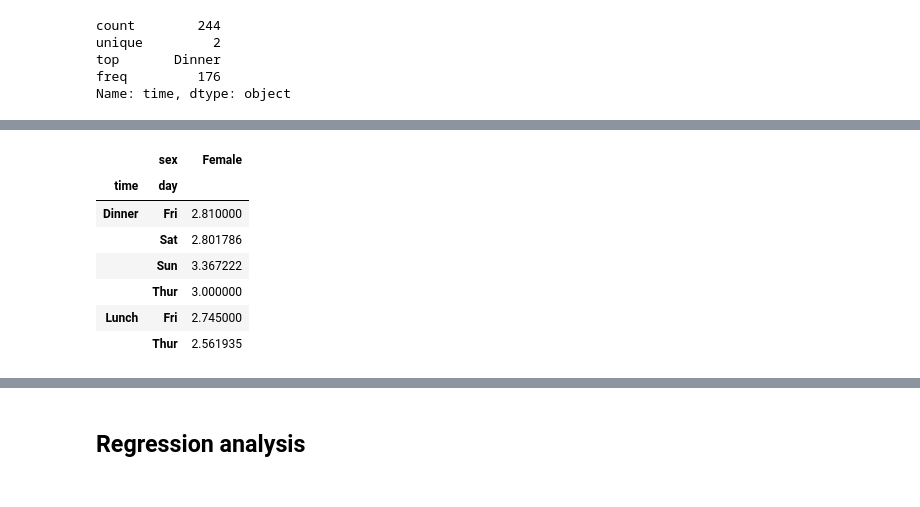
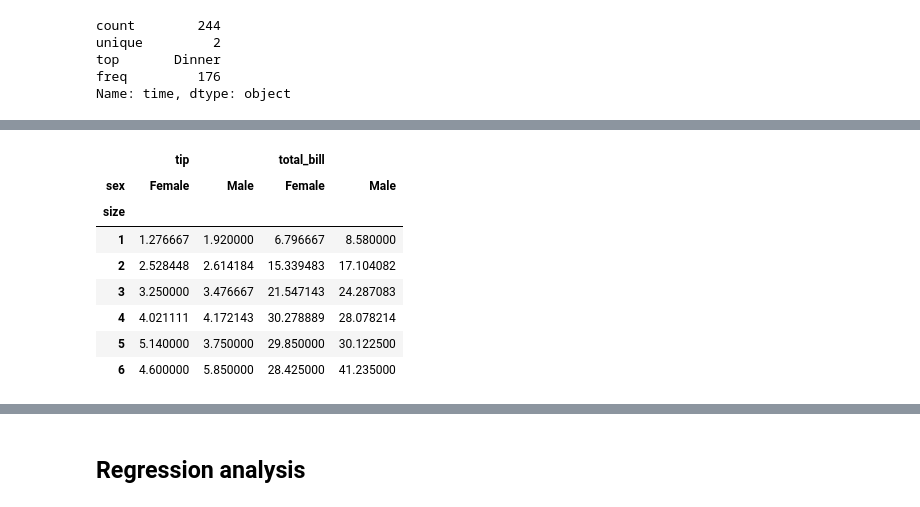
Before and after one commit to Crkonova76/Fundamentals-of-Data-Analysis_Assessment-2019, a Jupyter notebook: Tips_dataset.ipynb, the cells around one changed output, grey strips where cells are left out. Drawn from its saved outputs; the diff is of its cells as text; code cells hidden in the pictures.

```diff
--- a/Tips_dataset.ipynb
+++ b/Tips_dataset.ipynb
@@ -347,11 +380,12 @@ female
 # %%
-pd.pivot_table(female,values="tip",index=["time","day"], columns=["sex"])
+pd.pivot_table(df,index=["size"],values=["tip","total_bill"],columns=["sex"])
 # %% [output]
-|  | sex | Female |
-| time | day |  |
-| Dinner | Fri | 2.810000 |
-|  | Sat | 2.801786 |
-|  | Sun | 3.367222 |
-|  | Thur | 3.000000 |
-| Lunch | Fri | 2.745000 |
-|  | Thur | 2.561935 |
+|  | tip |  | total_bill |  |
+| sex | Female | Male | Female | Male |
+| size |  |  |  |  |
+| 1 | 1.276667 | 1.920000 | 6.796667 | 8.580000 |
+| 2 | 2.528448 | 2.614184 | 15.339483 | 17.104082 |
+| 3 | 3.250000 | 3.476667 | 21.547143 | 24.287083 |
+| 4 | 4.021111 | 4.172143 | 30.278889 | 28.078214 |
+| 5 | 5.140000 | 3.750000 | 29.850000 | 30.122500 |
+| 6 | 4.600000 | 5.850000 | 28.425000 | 41.235000 |
```
Also changed, not shown: parts of 32 cells of this notebook.
